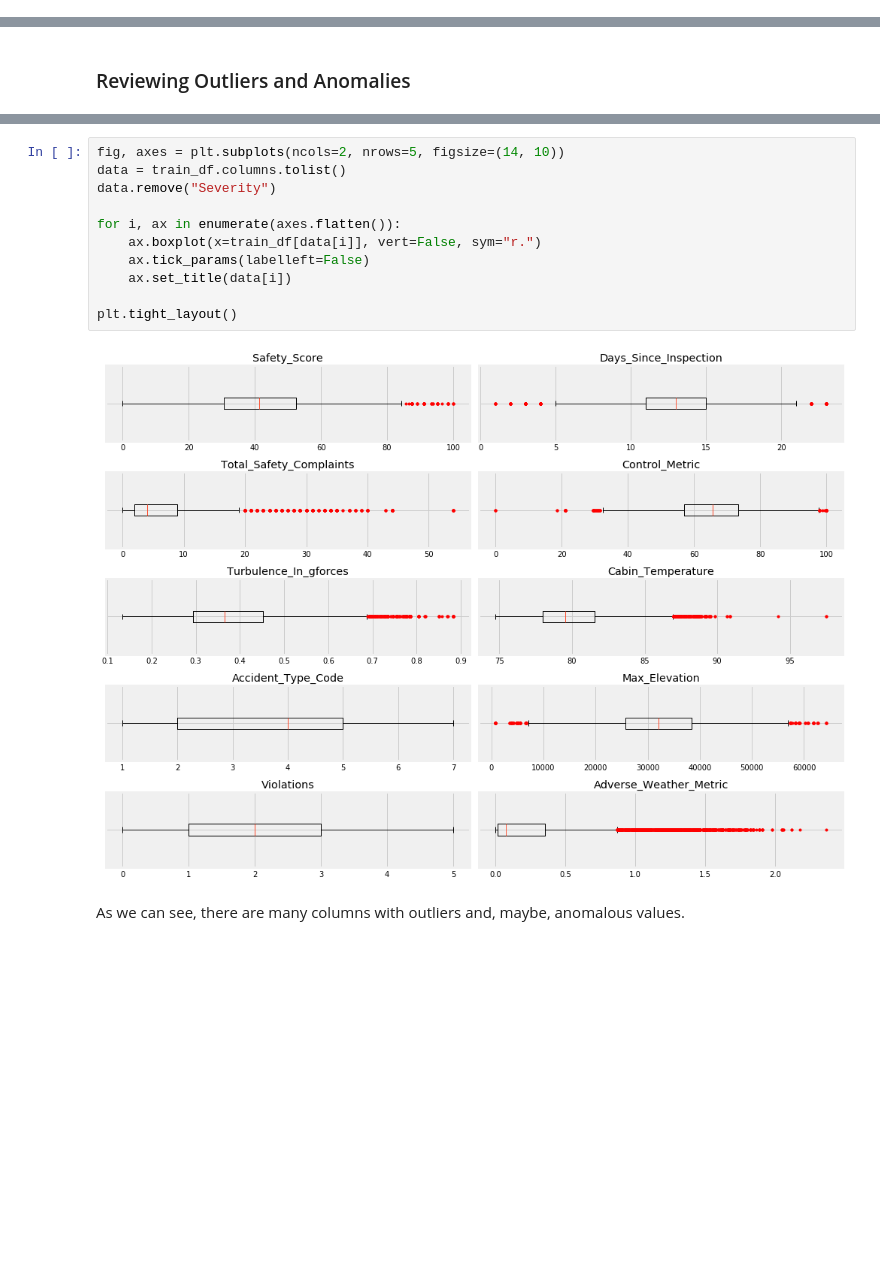
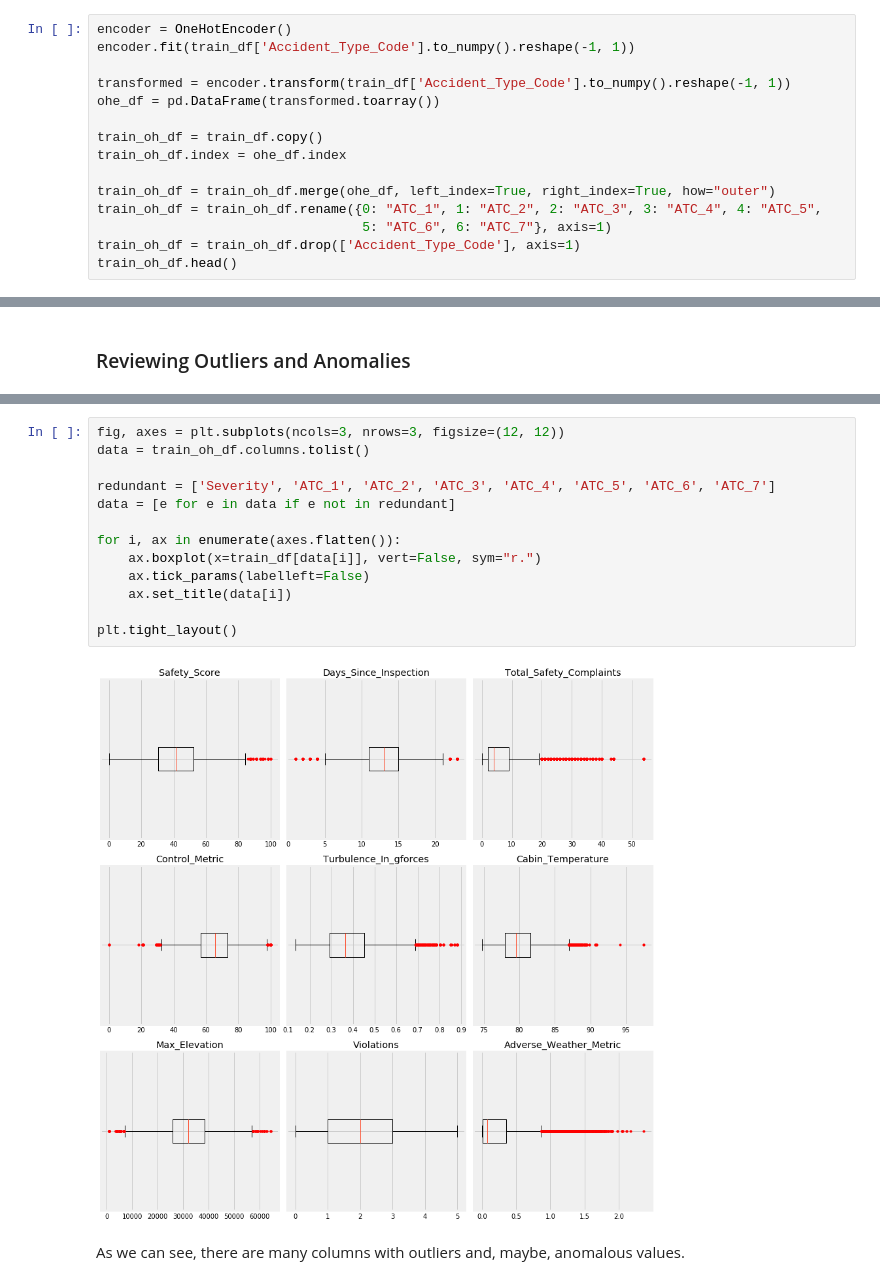
Before and after one commit to dmkirichen/airplane_accidents_severity, a Jupyter notebook: Untitled.ipynb, the cells around one changed output, grey strips where cells are left out. Cells and saved outputs as stored; diff of their text form; blank space fills up the shorter version.

Commit message:
onehotted accident_type_code

```diff
--- a/Untitled.ipynb
+++ b/Untitled.ipynb
@@ -122,3 +123,18 @@ train_df.describe().T
 | Adverse_Weather_Metric | 10000.0 | 0.255635 | 0.381128 | 0.000316 | 0.012063 | 0.074467 | 0.354059 | 2.365378 |
 # %% [markdown]
 Accident_Type_Code is a categorical variable, not numerical.
+# %%
+encoder = OneHotEncoder()
+encoder.fit(train_df['Accident_Type_Code'].to_numpy().reshape(-1, 1))
+
+transformed = encoder.transform(train_df['Accident_Type_Code'].to_numpy().reshape(-1, 1))
+ohe_df = pd.DataFrame(transformed.toarray())
+
+train_oh_df = train_df.copy()
+train_oh_df.index = ohe_df.index
+
+train_oh_df = train_oh_df.merge(ohe_df, left_index=True, right_index=True, how="outer")
+train_oh_df = train_oh_df.rename({0: "ATC_1", 1: "ATC_2", 2: "ATC_3", 3: "ATC_4", 4: "ATC_5",
+                                  5: "ATC_6", 6: "ATC_7"}, axis=1)
+train_oh_df = train_oh_df.drop(['Accident_Type_Code'], axis=1)
+train_oh_df.head()
@@ -131,16 +166,18 @@ hist = train_df.hist(figsize=(10, 10))
 # %%
-fig, axes = plt.subplots(ncols=2, nrows=5, figsize=(14, 10))
-data = train_df.columns.tolist()
-data.remove("Severity")
+fig, axes = plt.subplots(ncols=3, nrows=3, figsize=(12, 12))
+data = train_oh_df.columns.tolist()
+
+redundant = ['Severity', 'ATC_1', 'ATC_2', 'ATC_3', 'ATC_4', 'ATC_5', 'ATC_6', 'ATC_7']
+data = [e for e in data if e not in redundant]
 
 for i, ax in enumerate(axes.flatten()):
     ax.boxplot(x=train_df[data[i]], vert=False, sym="r.")
     ax.tick_params(labelleft=False)
     ax.set_title(data[i])
 
 plt.tight_layout()
 # %% [output]
-[figure, old version]
+[figure, new version]
 # %% [markdown]
 As we can see, there are many columns with outliers and, maybe, anomalous values.
 # %% [markdown]
```
Also changed, not shown: parts of 6 cells of this notebook.
